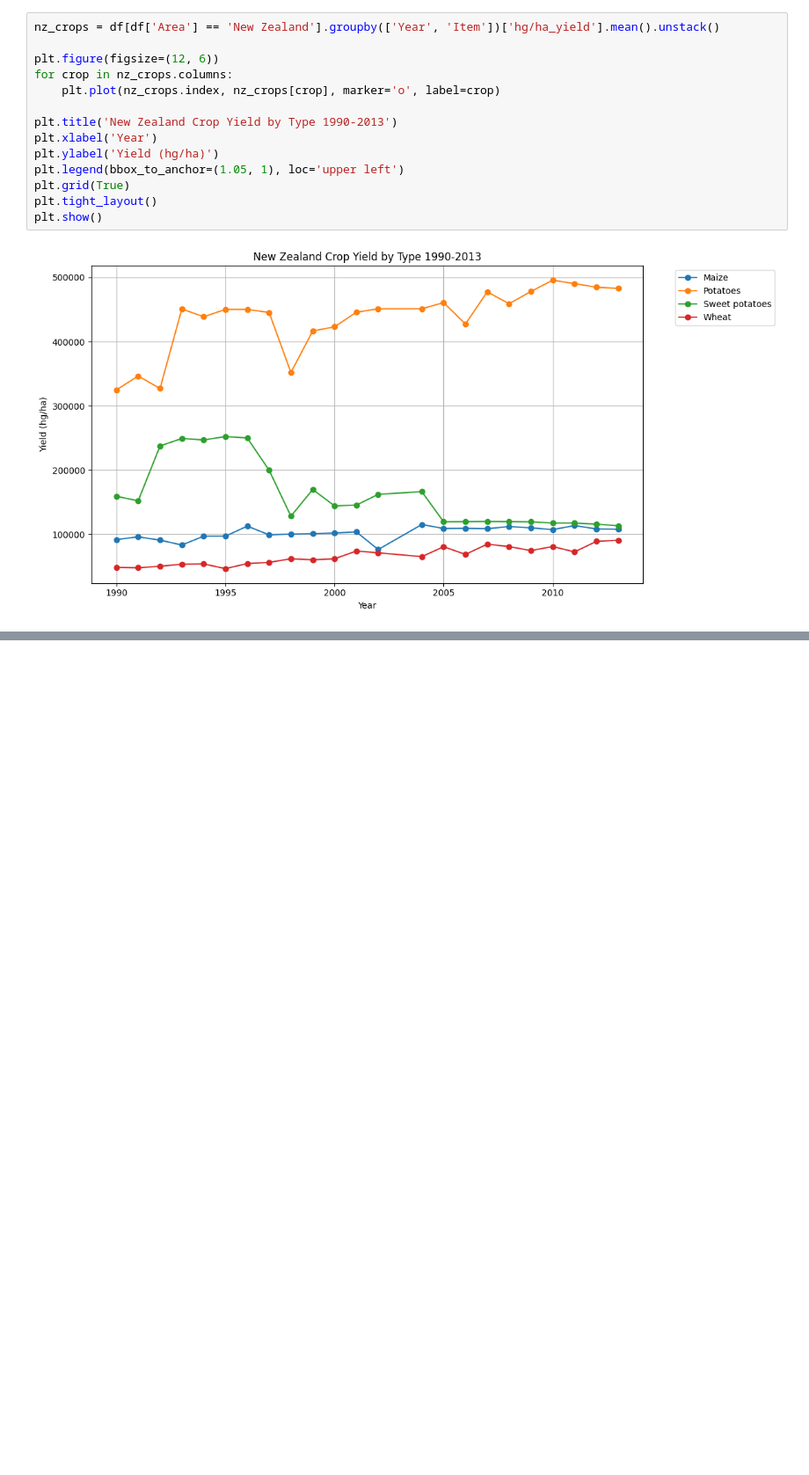
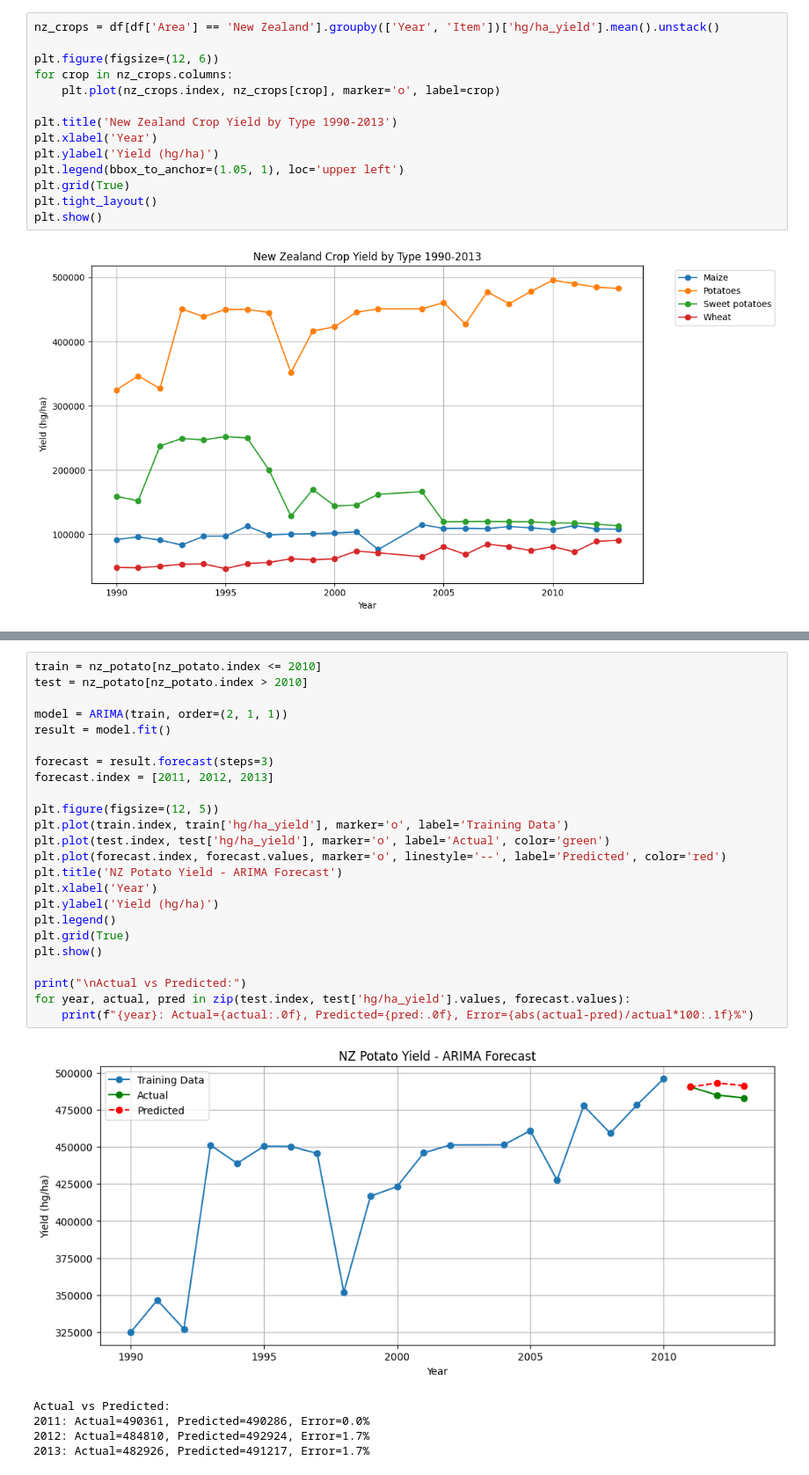
Before and after one commit to leviscat/crop_analysis, a Jupyter notebook: time_series_analysis.ipynb, the cells around one changed output, grey strips where cells are left out. Shown at 88% size. Cells and saved outputs as stored; diff of their text form; blank space fills up the shorter version.

```diff
--- a/time_series_analysis.ipynb
+++ b/time_series_analysis.ipynb
@@ -78,0 +115,30 @@ plt.show()
+# %%
+train = nz_potato[nz_potato.index <= 2010]
+test = nz_potato[nz_potato.index > 2010]
+
+model = ARIMA(train, order=(2, 1, 1))
+result = model.fit()
+
+forecast = result.forecast(steps=3)
+forecast.index = [2011, 2012, 2013]
+
+plt.figure(figsize=(12, 5))
+plt.plot(train.index, train['hg/ha_yield'], marker='o', label='Training Data')
+plt.plot(test.index, test['hg/ha_yield'], marker='o', label='Actual', color='green')
+plt.plot(forecast.index, forecast.values, marker='o', linestyle='--', label='Predicted', color='red')
+plt.title('NZ Potato Yield - ARIMA Forecast')
+plt.xlabel('Year')
+plt.ylabel('Yield (hg/ha)')
+plt.legend()
+plt.grid(True)
+plt.show()
+
+print("\nActual vs Predicted:")
+for year, actual, pred in zip(test.index, test['hg/ha_yield'].values, forecast.values):
+    print(f"{year}: Actual={actual:.0f}, Predicted={pred:.0f}, Error={abs(actual-pred)/actual*100:.1f}%")
+# %% [output]
+[figure, added]
+Actual vs Predicted:
+2011: Actual=490361, Predicted=490286, Error=0.0%
+2012: Actual=484810, Predicted=492924, Error=1.7%
+2013: Actual=482926, Predicted=491217, Error=1.7%
```
Also changed, not shown: parts of 1 cell of this notebook.
